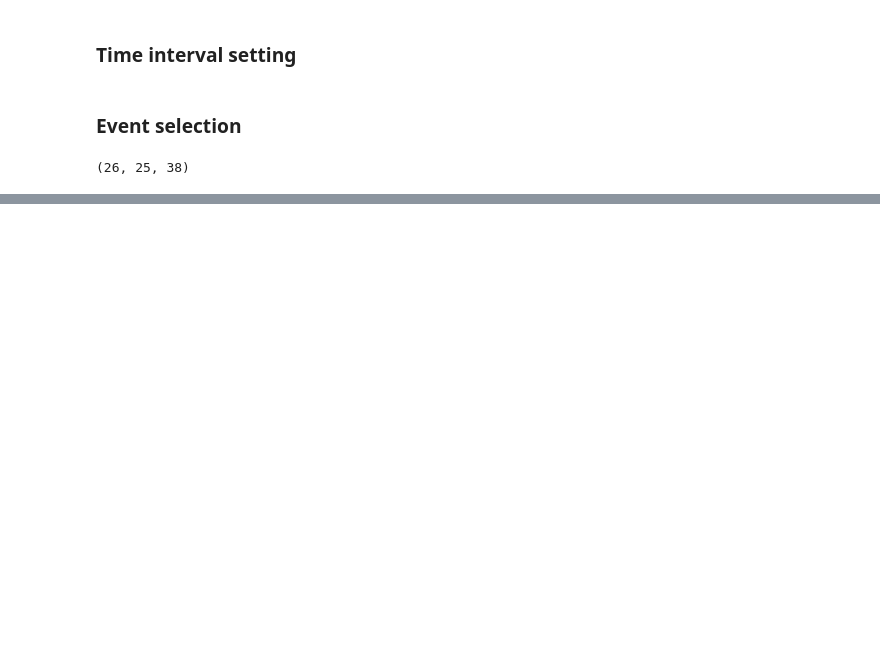
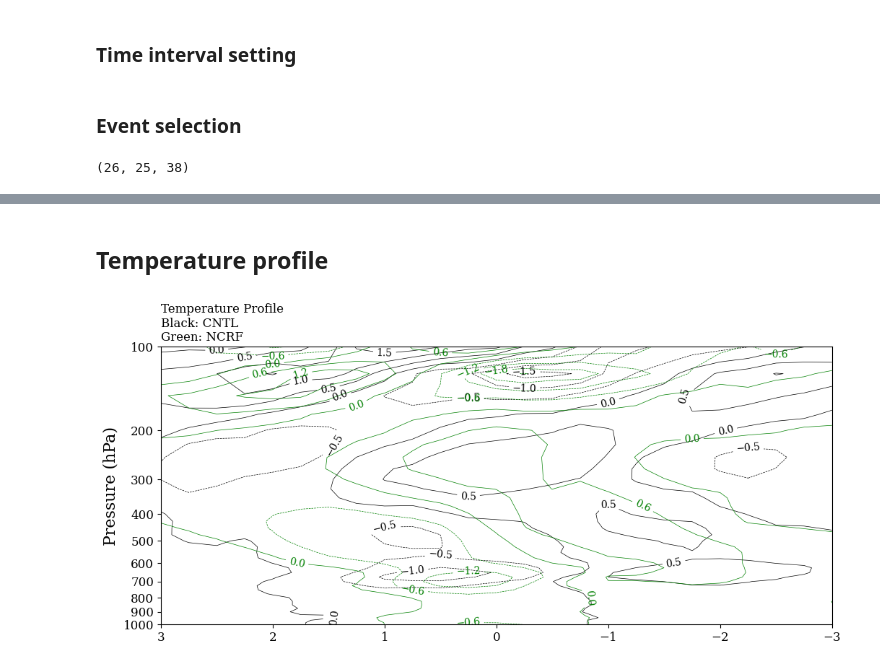
Before and after one commit to JOsephKan/2024_Research, a Jupyter notebook: MPAS/Composite/raw_composite/Statistical_test/Raw_temp_diff.ipynb, the cells around one changed output, grey strips where cells are left out. Drawn from its saved outputs; the diff is of its cells as text; code cells hidden in the pictures; blank space fills up the shorter version.

```diff
--- a/MPAS/Composite/raw_composite/Statistical_test/Raw_temp_diff.ipynb
+++ b/MPAS/Composite/raw_composite/Statistical_test/Raw_temp_diff.ipynb
@@ -120,0 +159,17 @@ plt.savefig("raw_diff.png", dpi=300)
+# %% [markdown]
+## Temperature profile
+# %%
+plt.figure(figsize=(12, 5))
+c_cntl = plt.contour(np.linspace(-3, 3, 25), dims["lev"], temp_sel["CNTL"].mean(axis=0).T, colors="black", linewidths=0.5)
+c_ncrf = plt.contour(np.linspace(-3, 3, 25), dims["lev"], temp_sel["NCRF"].mean(axis=0).T, colors="green", linewidths=0.5)
+plt.yscale("log")
+plt.yticks(np.linspace(100, 1000, 10), np.linspace(100, 1000, 10, dtype=int))
+plt.gca().invert_xaxis()
+plt.gca().invert_yaxis()
+plt.ylabel("Pressure (hPa)")
+plt.title("Temperature Profile\nBlack: CNTL\nGreen: NCRF", fontsize=12, loc="left")
+plt.clabel(c_cntl, inline=True, fontsize=10)
+plt.clabel(c_ncrf, inline=True, fontsize=10)
+plt.savefig("Composite_temp_profile.png", dpi=300)
+# %% [output]
+[figure, added]
```
Also changed, not shown: parts of 14 cells of this notebook, 12 other files.
